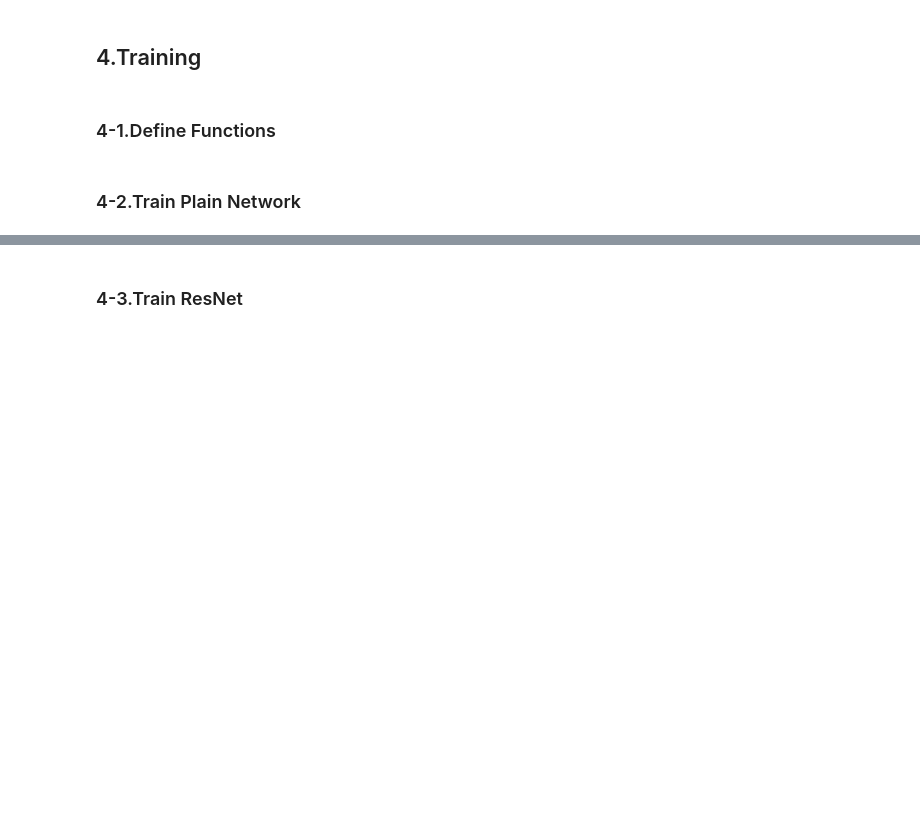
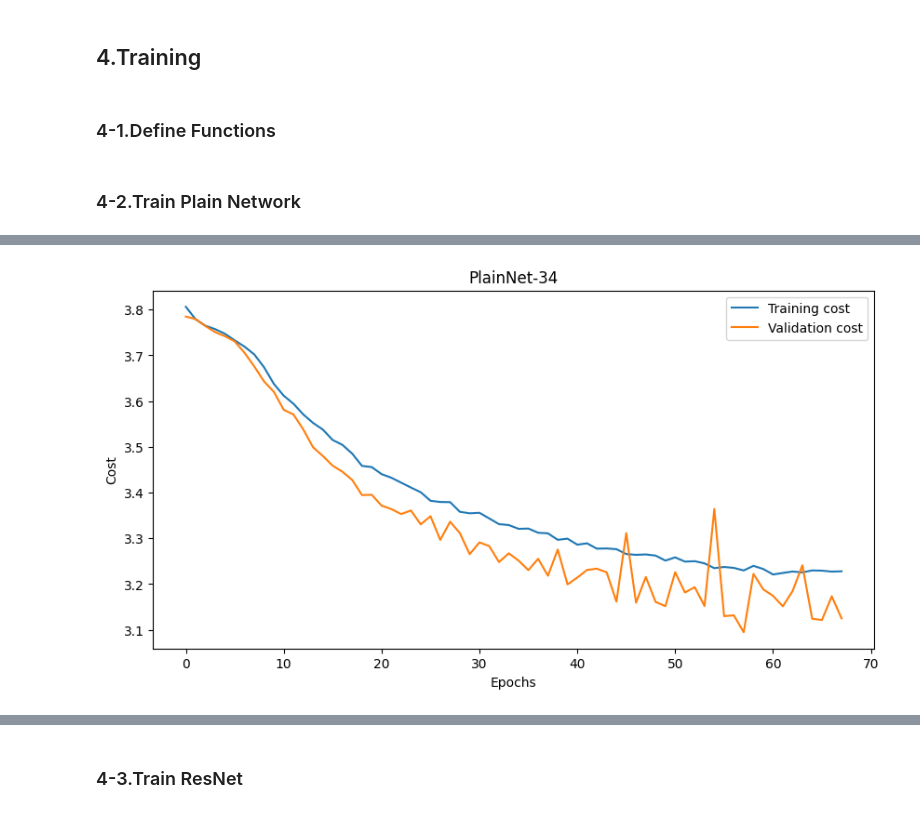
Before and after one commit to pervin0527/DL-basic, a Jupyter notebook: 09-Deep Residual Learning for Image Recognition.ipynb, the cells around one changed output, grey strips where cells are left out. Drawn from its saved outputs; the diff is of its cells as text; code cells hidden in the pictures; blank space fills up the shorter version.

```diff
--- a/09-Deep Residual Learning for Image Recognition.ipynb
+++ b/09-Deep Residual Learning for Image Recognition.ipynb
@@ -43,7 +43,7 @@ batch_size = 64
 learning_rate = 0.0001 ## 0.0001
 lr_patience = 10
 lr_decay_factor = 0.1
-weight_decay = 0.09
+weight_decay = 0.1 ## 0.09
 momentum = 0.9
 
 num_workers = os.cpu_count()
@@ -478,0 +549,11 @@ def valid(model, dataloader, criterion, device):
+# %%
+plt.figure(figsize=(10, 5))
+plt.plot(train_costs, label='Training cost')
+plt.plot(valid_costs, label='Validation cost')
+plt.xlabel('Epochs')
+plt.ylabel('Cost')
+plt.legend()
+plt.title('PlainNet-34')
+plt.show()
+# %% [output]
+[figure, added]
```
Also changed, not shown: parts of 14 cells of this notebook.
